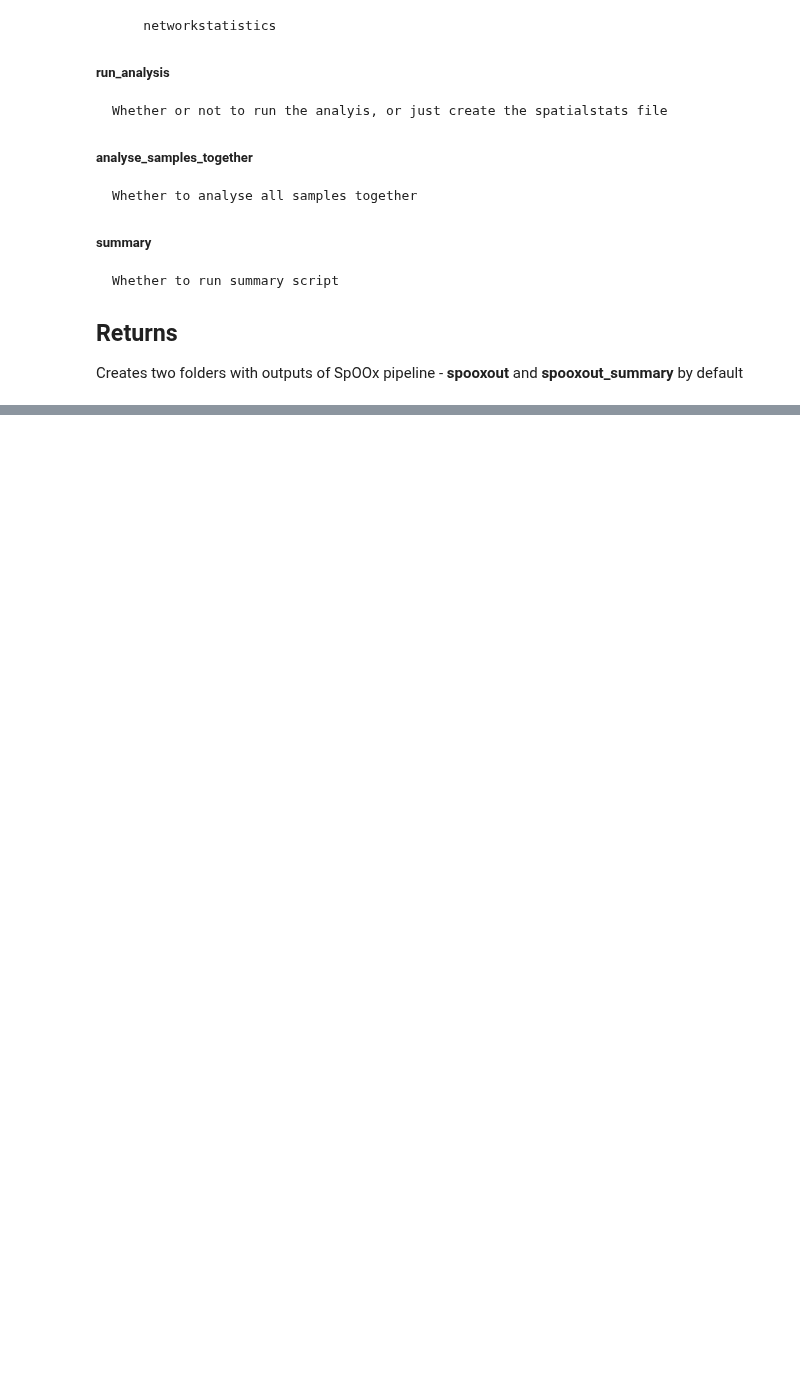
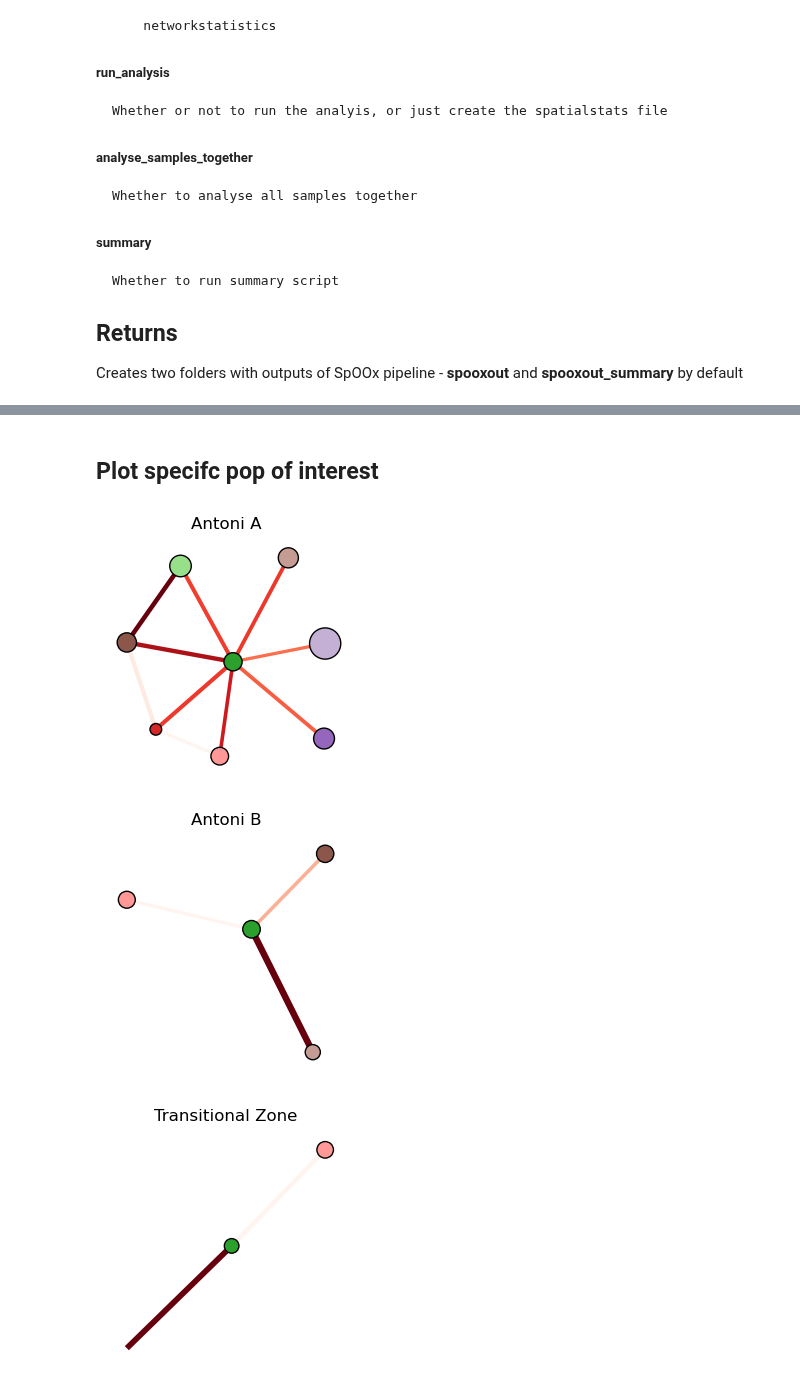
Before and after one commit to dr-michael-haley/imcanalysis, a Jupyter notebook: Mike_IMC_Pipeline/5. Spatial analyses.ipynb, the cells around one changed output, grey strips where cells are left out. Drawn from its saved outputs; the diff is of its cells as text; code cells hidden in the pictures; blank space fills up the shorter version.

```diff
--- a/Mike_IMC_Pipeline/5. Spatial analyses.ipynb
+++ b/Mike_IMC_Pipeline/5. Spatial analyses.ipynb
@@ -57,0 +95,17 @@ spatial.run_spoox(adata,
+# %% [markdown]
+## Plot specifc pop of interest
+# %%
+spatial.create_network_graphs(
+    data,
+    fig_size=(3,3),
+    edge_scale=2,
+    draw_labels=False,
+    figure_box=False,
+    add_legend=False,
+    center_cell_population='CD11c+ myeloid cells',
+    layout_type='kamada_kawai',
+)
+# %% [output]
+[figure, added]
+[figure, added]
+[figure, added]
```
Also changed, not shown: parts of 13 cells of this notebook, 2 other files.
